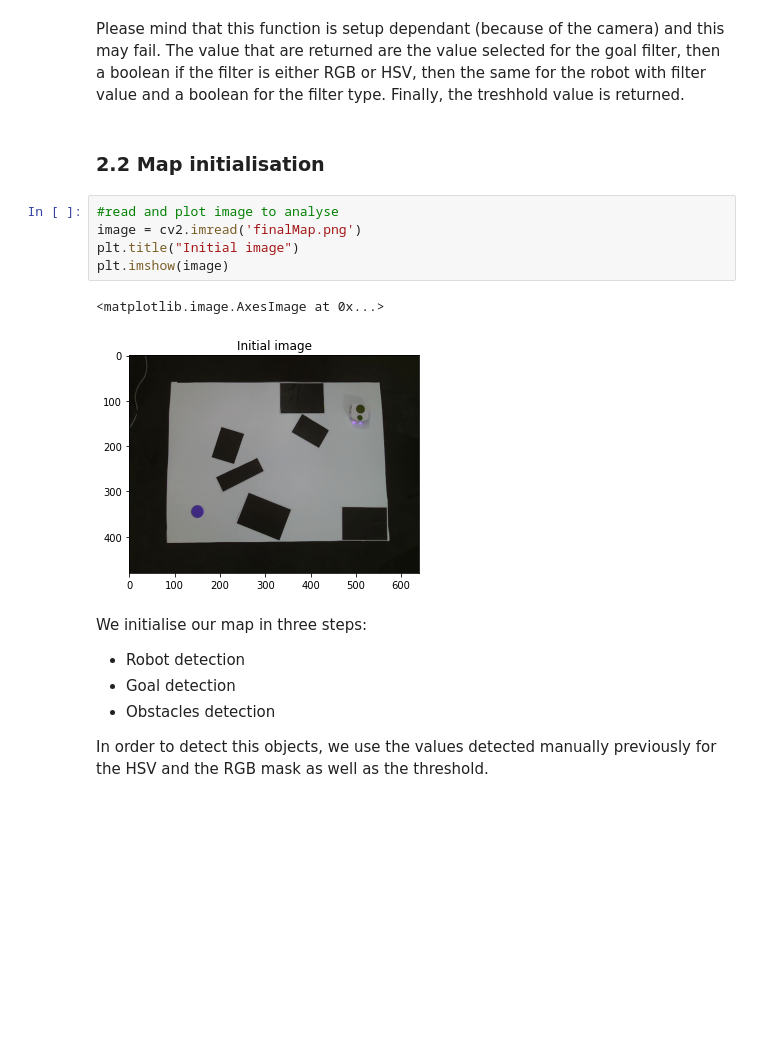
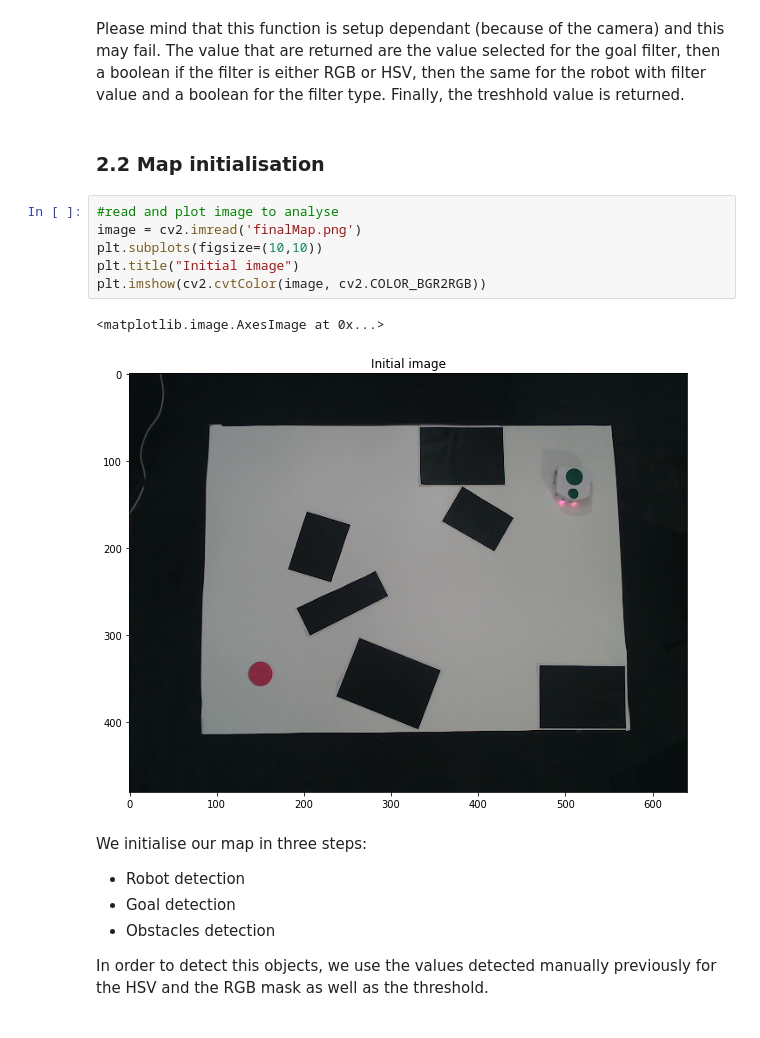
Before and after one commit to Batou1406/Mobile-Robotics-Project, a Jupyter notebook: Report_vision.ipynb, the cells around one changed output. Cells and saved outputs as stored; diff of their text form; blank space fills up the shorter version.

```diff
--- a/Report_vision.ipynb
+++ b/Report_vision.ipynb
@@ -94,15 +94,16 @@ print(calibrate.calibration())
 Please mind that this function is setup dependant (because of the camera) and this may fail.
 The value that are returned are the value selected for the goal filter, then a boolean if the filter is either RGB or HSV, then the same for the robot with filter value and a boolean for the filter type. Finally, the treshhold value is returned.
 # %% [markdown]
-### 2.2 Map initialisation
+### 2.2 Map initialisation<a class="anchor" id="section_2_2"></a>
 # %%
 #read and plot image to analyse
 image = cv2.imread('finalMap.png')
+plt.subplots(figsize=(10,10))
 plt.title("Initial image")
-plt.imshow(image)
+plt.imshow(cv2.cvtColor(image, cv2.COLOR_BGR2RGB))
 # %% [output]
 <matplotlib.image.AxesImage at 0x...>
-[figure, old version]
+[figure, new version]
 # %% [markdown]
 We initialise our map in three steps:
 * Robot detection
```
Also changed, not shown: parts of 13 cells of this notebook.
